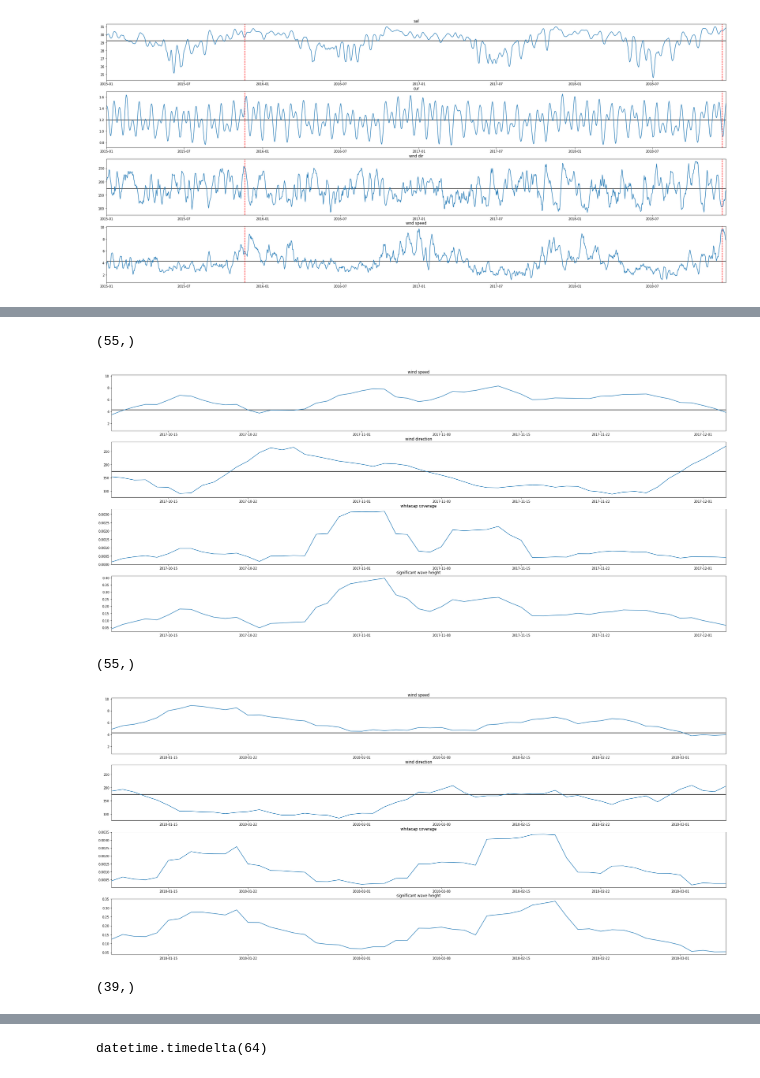
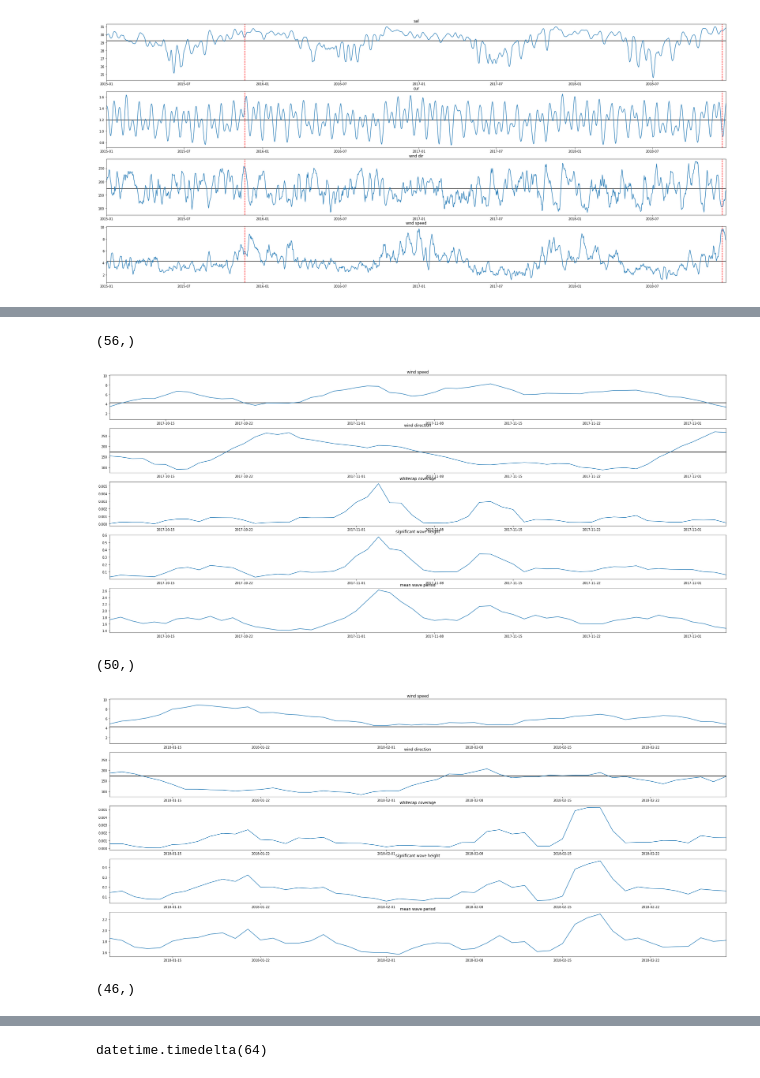
Before and after one commit to SalishSeaCast/analysis-vicky, a Jupyter notebook: notebooks/turn-stats-with-wind-direction.ipynb, the cells around one changed output, grey strips where cells are left out. Saved outputs shown, nothing was run; the diff lists cells and outputs as text; code cells hidden in the pictures.

```diff
--- a/notebooks/turn-stats-with-wind-direction.ipynb
+++ b/notebooks/turn-stats-with-wind-direction.ipynb
@@ -349,7 +361,7 @@ wcc_avg.shape
 # %%
-fig, ax = plt.subplots(4,1, figsize = (35,15))
+fig, ax = plt.subplots(5,1, figsize = (35,15))
 
-dates2 = [datetime.date(2016,9,30) + datetime.timedelta(days = i) for i in range(148)]
+dates2 = [datetime.date(2016,9,30) + datetime.timedelta(days = i) for i in range(143)]
 
 ax[0].plot(dates,wnd_spd_avg)
 ax[0].hlines(wind_speed2.mean(), dates2[0], dates2[-1])
@@ -365,6 +377,9 @@ ax[2].set_title('whitecap coverage')
 ax[3].plot(dates2, swh_avg)
 ax[3].set_title('significant wave height')
 
+ax[4].plot(dates2, mwp_avg)
+ax[4].set_title('mean wave period')
+
 for a in ax:
     a.set_xlim(dates2[0], dates2[-1]);
 # %% [output]
@@ -372,19 +387,21 @@ for a in ax:
 # %%
 wcc_avg = np.array([])
 swh_avg = np.array([])
-for i in range(int(oct1017['wcc'].shape[0]/24 - 7)):
-    start = 24*i
+mwp_avg = np.array([])
+for i in range(int(oct1017['tp_wcc'].shape[0]/48 - 7)):
+    start = 48*i
     end = start + 168
-    wcc_avg = np.append(wcc_avg, oct1017['wcc'][start:end].mean())
-    swh_avg = np.append(swh_avg, oct1017['swh'][start:end].mean())
+    wcc_avg = np.append(wcc_avg, oct1017['tp_wcc'][start:end].mean())
+    swh_avg = np.append(swh_avg, oct1017['tp_swh'][start:end].mean())
+    mwp_avg = np.append(mwp_avg, oct1017['tp_mwp'][start:end].mean())
 
 wcc_avg.shape
 # %% [output]
-(55,)
+(56,)
 # %%
-fig, ax = plt.subplots(4,1, figsize = (35,15))
+fig, ax = plt.subplots(5,1, figsize = (35,15))
 
-dates2 = [datetime.date(2017,10,10) + datetime.timedelta(days = i) for i in range(55)]
+dates2 = [datetime.date(2017,10,10) + datetime.timedelta(days = i) for i in range(56)]
 
 ax[0].plot(dates,wnd_spd_avg)
 ax[0].hlines(wind_speed2.mean(), dates2[0], dates2[-1])
@@ -400,55 +417,64 @@ ax[2].set_title('whitecap coverage')
 ax[3].plot(dates2, swh_avg)
 ax[3].set_title('significant wave height')
 
+ax[4].plot(dates2, mwp_avg)
+ax[4].set_title('mean wave period')
+
 for a in ax:
     a.set_xlim(dates2[0], dates2[-1]);
 # %% [output]
-[figure, old version]
+[figure, new version]
 # %%
 wcc_avg = np.array([])
 swh_avg = np.array([])
-for i in range(int(jan1018['wcc'].shape[0]/24 - 7)):
-    start = 24*i
+mwp_avg = np.array([])
+for i in range(int(jan1018['tp_wcc'].shape[0]/48 - 7)):
+    start = 48*i
     end = start + 168
-    wcc_avg = np.append(wcc_avg, jan1018['wcc'][start:end].mean())
-    swh_avg = np.append(swh_avg, jan1018['swh'][start:end].mean())
+    wcc_avg = np.append(wcc_avg, jan1018['tp_wcc'][start:end].mean())
+    swh_avg = np.append(swh_avg, jan1018['tp_swh'][start:end].mean())
+    mwp_avg = np.append(mwp_avg, jan1018['tp_mwp'][start:end].mean())
 
 wcc_avg.shape
 # %% [output]
-(55,)
+(50,)
 # %%
-fig, ax = plt.subplots(4,1, figsize = (35,15))
+fig, ax = plt.subplots(5,1, figsize = (35,15))
 
-dates2 = [datetime.date(2018,1,10) + datetime.timedelta(days = i) for i in range(55)]
+dates2 = [datetime.date(2018,1,10) + datetime.timedelta(days = i) for i in range(50)]
 
 ax[0].plot(dates,wnd_spd_avg)
 ax[0].hlines(wind_speed2.mean(), dates2[0], dates2[-1])
 ax[0].set_title('wind speed')
 
 ax[1].plot(dates,wnd_dir_avg)
 ax[1].hlines(wind_dir2.mean(), dates2[0], dates2[-1])
 ax[1].set_title('wind direction')
 
 ax[2].plot(dates2, wcc_avg)
 ax[2].set_title('whitecap coverage')
 
 ax[3].plot(dates2, swh_avg)
 ax[3].set_title('significant wave height')
 
+ax[4].plot(dates2, mwp_avg)
+ax[4].set_title('mean wave period')
+
 for a in ax:
     a.set_xlim(dates2[0], dates2[-1]);
 # %% [output]
-[figure, old version]
+[figure, new version]
 # %%
 wcc_avg = np.array([])
 swh_avg = np.array([])
-for i in range(int(nov1518['wcc'].shape[0]/24 - 7)):
-    start = 24*i
+mwp_avg = np.array([])
+for i in range(int(nov1518['tp_wcc'].shape[0]/48 - 7)):
+    start = 48*i
     end = start + 168
-    wcc_avg = np.append(wcc_avg, nov1518['wcc'][start:end].mean())
-    swh_avg = np.append(swh_avg, nov1518['swh'][start:end].mean())
-
+    wcc_avg = np.append(wcc_avg, nov1518['tp_wcc'][start:end].mean())
+    swh_avg = np.append(swh_avg, nov1518['tp_swh'][start:end].mean())
+    mwp_avg = np.append(mwp_avg, nov1518['tp_mwp'][start:end].mean())
 wcc_avg.shape
 # %% [output]
-(39,)
+(46,)
 # %%
```
Also changed, not shown: parts of 15 cells of this notebook.
